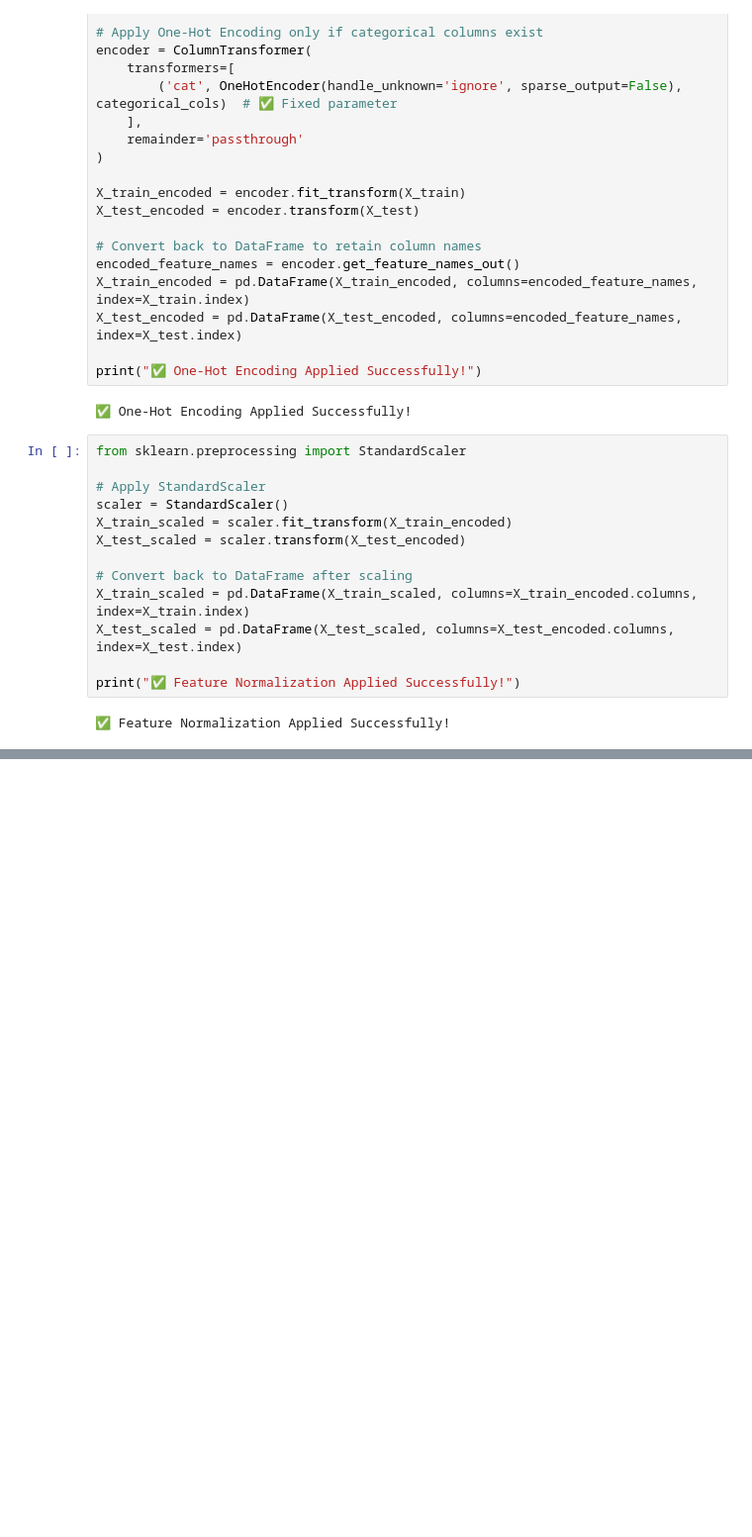
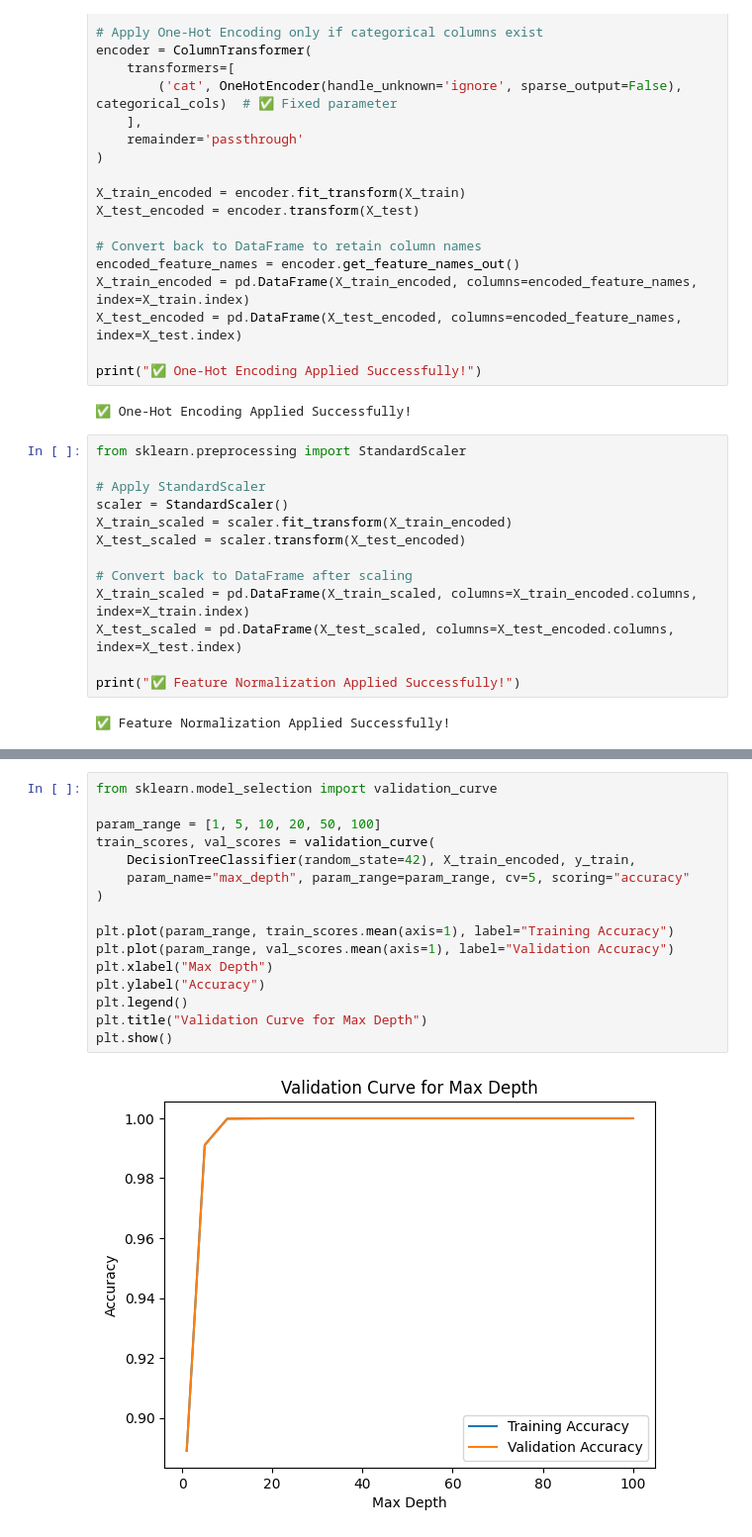
Before and after one commit to XavierRolex/Food-Classification-Model, a Jupyter notebook: Updated.ipynb, the cells around one changed output, grey strips where cells are left out. Shown at 99% size. Cells and saved outputs as stored; diff of their text form; blank space fills up the shorter version.

```diff
--- a/Updated.ipynb
+++ b/Updated.ipynb
@@ -607,0 +667,18 @@ weighted avg       1.00      1.00      1.00     87860
+# %%
+from sklearn.model_selection import validation_curve
+
+param_range = [1, 5, 10, 20, 50, 100]
+train_scores, val_scores = validation_curve(
+    DecisionTreeClassifier(random_state=42), X_train_encoded, y_train,
+    param_name="max_depth", param_range=param_range, cv=5, scoring="accuracy"
+)
+
+plt.plot(param_range, train_scores.mean(axis=1), label="Training Accuracy")
+plt.plot(param_range, val_scores.mean(axis=1), label="Validation Accuracy")
+plt.xlabel("Max Depth")
+plt.ylabel("Accuracy")
+plt.legend()
+plt.title("Validation Curve for Max Depth")
+plt.show()
+# %% [output]
+[figure, added]
```
Also changed, not shown: parts of 23 cells of this notebook.
